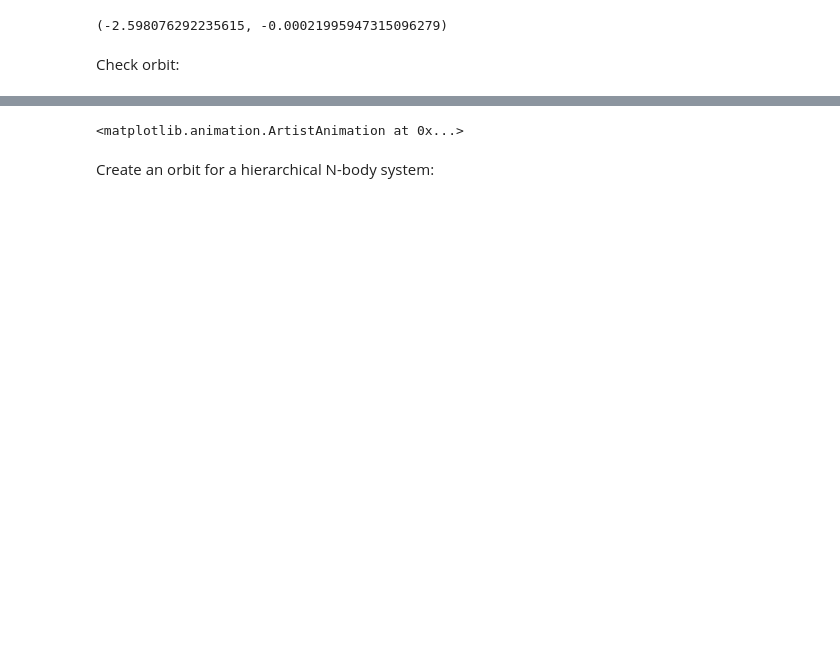
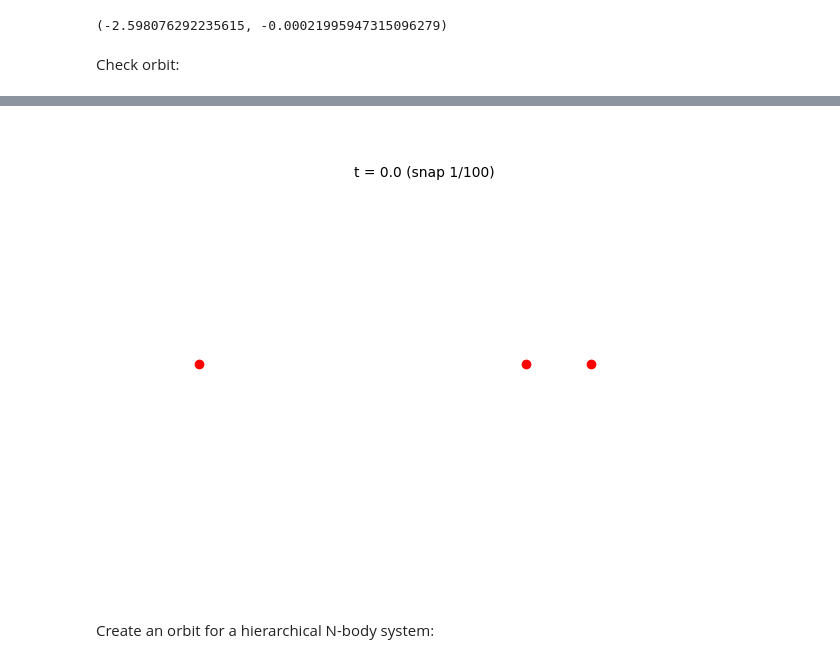
Before and after one commit to seap-udea/pryngles-public, a Jupyter notebook: pryngles-tutorial-evolution.ipynb, the cells around one changed output, grey strips where cells are left out. Cells and saved outputs as stored; diff of their text form; code cells hidden in the pictures; blank space fills up the shorter version.

```diff
--- a/pryngles-tutorial-evolution.ipynb
+++ b/pryngles-tutorial-evolution.ipynb
@@ -131,10 +141,11 @@ sys.sg.plot2d(include=["Planet","Moon","Ring"],show_azim=False)
 Check orbit:
 # %%
 Plot.animate_rebound(sys.sim,filename="figures/system-animate.gif")
+Image(open("figures/system-animate.gif","rb").read())
 # %% [output]
 [interactive output not drawn]
 [interactive output not drawn]
-<matplotlib.animation.ArtistAnimation at 0x...>
+[figure, added]
 # %% [markdown]
 Create an orbit for a hierarchical N-body system:
 # %%
```
Also changed, not shown: parts of 8 cells of this notebook.
